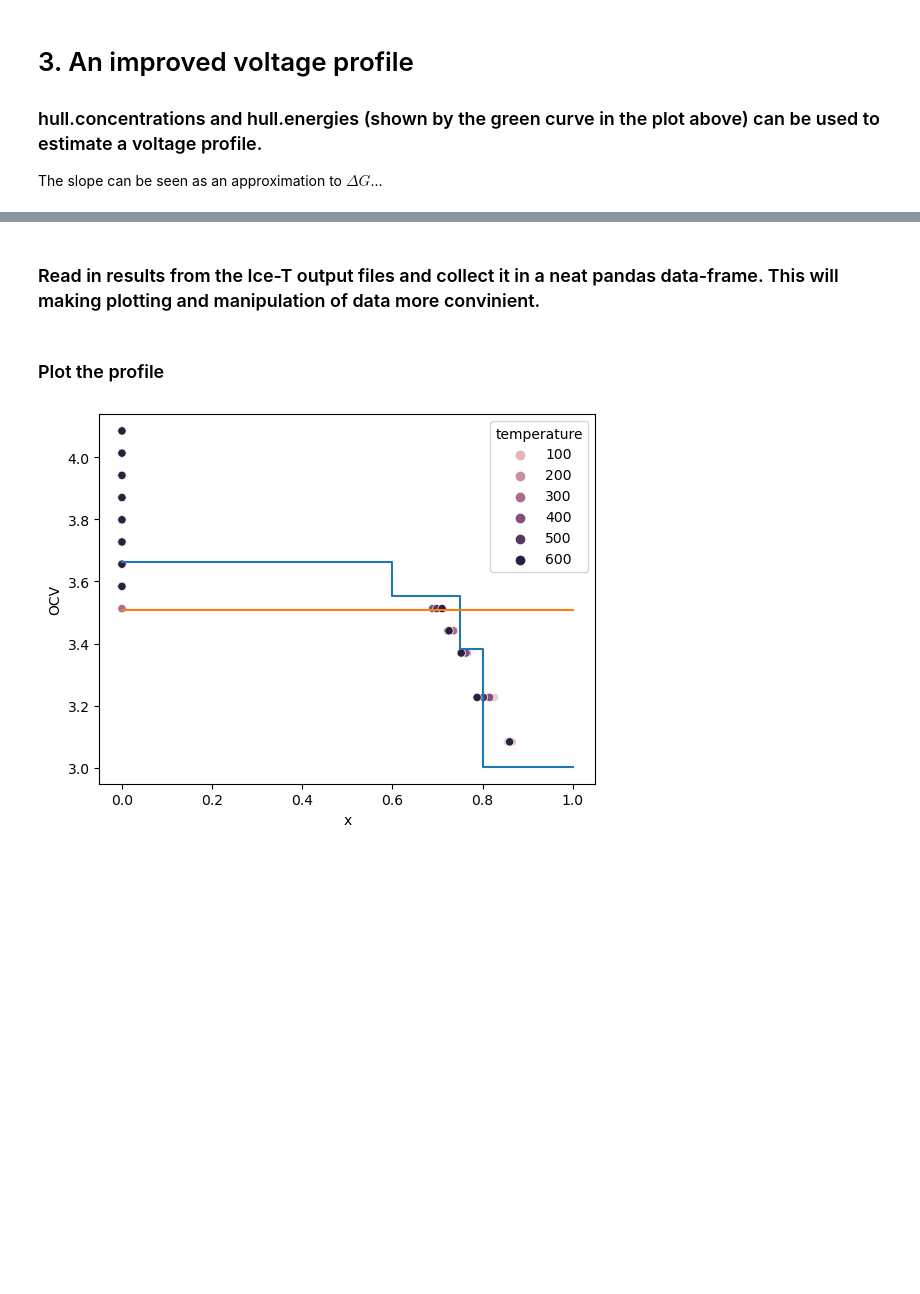
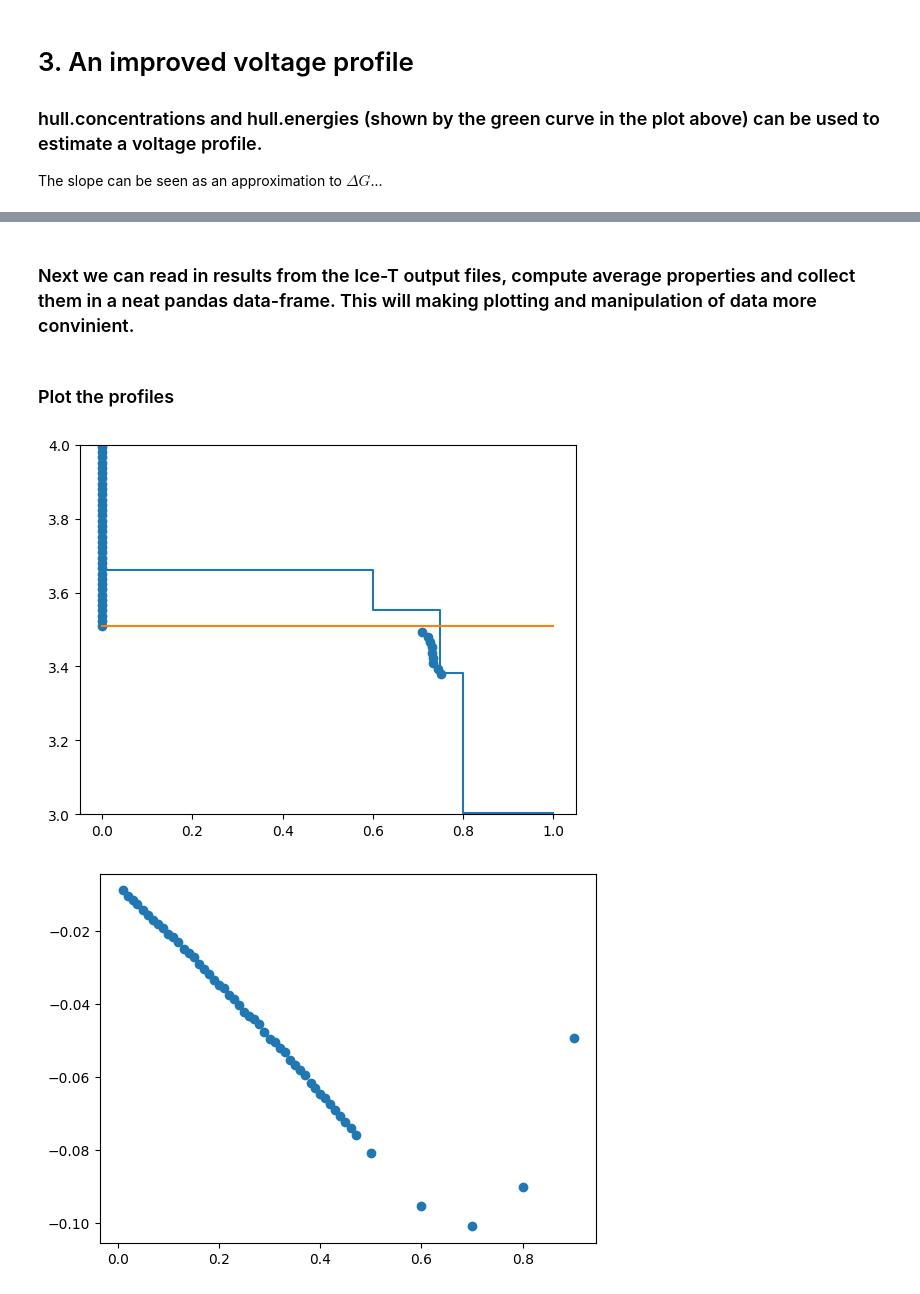
Before and after one commit to jollactic/Modelling_course, a Jupyter notebook: CE_MC/Tutorial_LMO.ipynb, the cells around one changed output, grey strips where cells are left out. Saved outputs shown, nothing was run; the diff lists cells and outputs as text; code cells hidden in the pictures; blank space fills up the shorter version.

```diff
--- a/CE_MC/Tutorial_LMO.ipynb
+++ b/CE_MC/Tutorial_LMO.ipynb
@@ -257,7 +304,6 @@ KeyboardInterrupt:
 
 The slope can be seen as an approximation to $\Delta G$...
 # %%
-E_Li_metal=-1.9
 x=hull.concentrations
 
 dE=np.diff(hull.energies  +x*E_LMO + (1-x)*E_MO)
@@ -265,14 +311,15 @@ dx=np.diff(hull.concentrations)
 
 dG = - (dE/dx - E_Li_metal)
 
-print(dG)
+# We need to construct the platues that connects the intermediate enumerate_structures.
 
-V = [[G,G] for G in dG]
-V = np.array(V).flatten()
-X = []
+V_Hull = [[G,G] for G in dG]
+V_Hull = np.array(V_Hull).flatten()
+X_Hull = []
 for i in range(len(x)-1):
-    X.extend([x[i],x[i+1]])
+    X_Hull.extend([x[i],x[i+1]])
 
-plt.plot(X,V)
+
+plt.plot(X_Hull,V_Hull)
 plt.plot([0,1],[OCV_ref,OCV_ref])
 # %% [output]
@@ -320,5 +413,5 @@ for temperature in [300]:
 # %% [markdown]
-### Read in results from the Ice-T output files and collect it in a neat pandas data-frame. This will making plotting and manipulation of data more convinient.
+### Next we can read in results from the Ice-T output files, compute average properties and collect them in a neat pandas data-frame. This will making plotting and manipulation of data more convinient.
 # %%
 import pandas as pd
 from glob import glob
@@ -358,16 +489,26 @@ for ensemble in ['sgc']:
 # %% [markdown]
-### Plot the profile
+### Plot the profiles
 # %%
 import seaborn as sns
 E_Li_metal=-1.9
 
-df["x"]  = df["Li_concentration"]*7.
-df["OCV"]= -(df["free_energy_derivative"]/7.-OCV_ref)
+df_sgc["OCV"]= -(df_sgc["free_energy_derivative"]-OCV_ref)
 
-sns.scatterplot(data=df,x="x",y="OCV",hue="temperature")
-#plt.ylim(3.2,3.8)
+plt.ylim(3,4)
+plt.scatter(df_sgc['x'], df_sgc['OCV'])
 plt.plot(X,V)
 plt.plot([0,1],[OCV_ref,OCV_ref])
 plt.show()
+
+
+plt.scatter(df_NVT['x'],df_NVT['mixing_energy'])
+plt.show()
+
+plt.ylim(3,4)
+plt.scatter(X_NVT,V_NVT)
+plt.plot(X,V)
+plt.plot([0,1],[OCV_ref,OCV_ref])
+plt.show()
 # %% [output]
-[figure, old version]
+[figure, new version]
+[figure, added]
```
Also changed, not shown: parts of 14 cells of this notebook.
